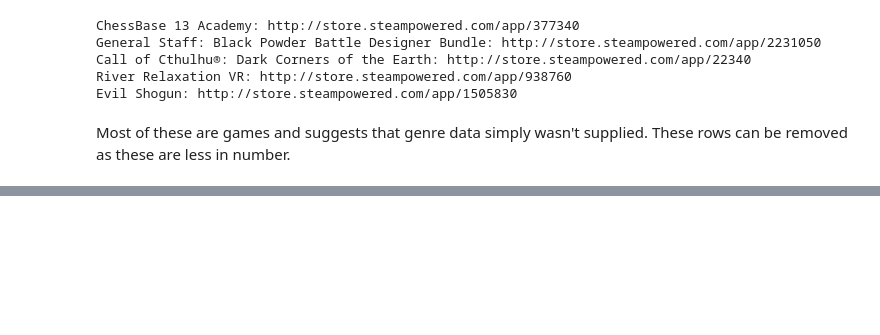
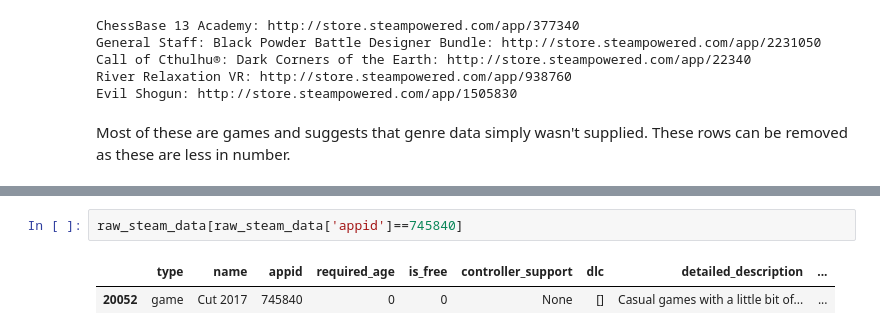
Before and after one commit to DataForgeOpenAIHub/Steam-Sales-Analysis, a Jupyter notebook: steam_sales/notebooks/steam_data_cleaning.ipynb, the cells around one changed output, grey strips where cells are left out. Drawn from its saved outputs; the diff is of its cells as text; blank space fills up the shorter version.

```diff
--- a/steam_sales/notebooks/steam_data_cleaning.ipynb
+++ b/steam_sales/notebooks/steam_data_cleaning.ipynb
@@ -522,3 +649,8 @@ cat_gen_df[['appid', 'categories', 'genres']].head()
+# %%
+raw_steam_data[raw_steam_data['appid']==745840]
+# %% [output]
+|  | type | name | appid | required_age | is_free | controller_support | dlc | detailed_description | ... |
+| 20052 | game | Cut 2017 | 745840 | 0 | 0 | None | [] | Casual games with a little bit of... | ... |
 # %%
 cat_gen_df.isnull().sum()
 # %% [output]
```
Also changed, not shown: parts of 28 cells of this notebook.
